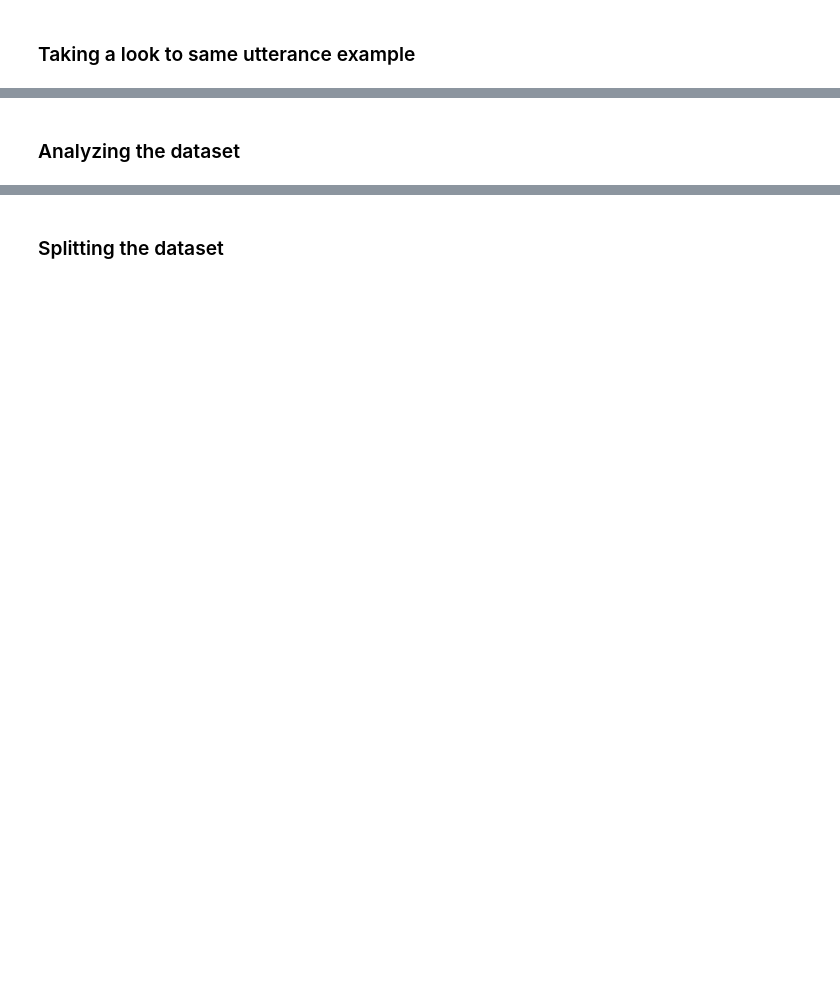
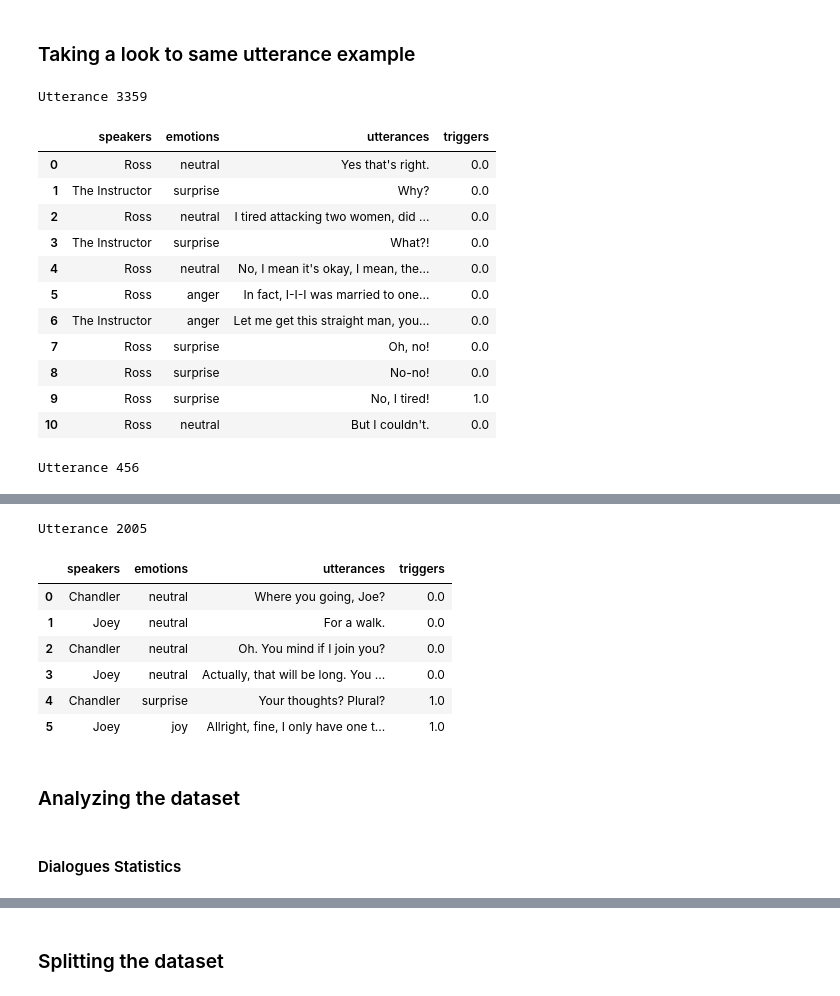
Before and after one commit to GianM0027/NLP-EFR-and-ERD-in-English-Conversations, a Jupyter notebook: main_notebook.ipynb, the cells around one changed output, grey strips where cells are left out. Cells and saved outputs as stored; diff of their text form; code cells hidden in the pictures; blank space fills up the shorter version.

```diff
--- a/main_notebook.ipynb
+++ b/main_notebook.ipynb
@@ -163,8 +193,21 @@ EMOTIONS_TO_IDX
 # %% [markdown]
 ### Taking a look to same utterance example
 # %%
-display_dialogue(dataframe=df.drop(columns='speaker_and_utterances'), utterance_id='utterance_6')
+display_dialogue(dataframe=df.drop(columns='speaker_and_utterances'), utterance_id='utterance_3359')
 display_dialogue(dataframe=df.drop(columns='speaker_and_utterances'), utterance_id='utterance_456')
 display_dialogue(dataframe=df.drop(columns='speaker_and_utterances'), utterance_id='utterance_2005')
-
-### Removing NaN Values
+# %% [output]
+Utterance 3359
+|  | speakers | emotions | utterances | triggers |
+| 0 | Ross | neutral | Yes that's right. | 0.0 |
+| 1 | The Instructor | surprise | Why? | 0.0 |
+| 2 | Ross | neutral | I tired attacking two women, did ... | 0.0 |
+| 3 | The Instructor | surprise | What?! | 0.0 |
+| 4 | Ross | neutral | No, I mean it's okay, I mean, the... | 0.0 |
+| 5 | Ross | anger | In fact, I-I-I was married to one... | 0.0 |
+| 6 | The Instructor | anger | Let me get this straight man, you... | 0.0 |
+| 7 | Ross | surprise | Oh, no! | 0.0 |
+| 8 | Ross | surprise | No-no! | 0.0 |
+| 9 | Ross | surprise | No, I tired! | 1.0 |
+| 10 | Ross | neutral | But I couldn't. | 0.0 |
+Utterance 456
@@ -171,5 +224,15 @@ display_dialogue(dataframe=df.drop(columns='speaker_and_utterances'), utterance_
+Utterance 2005
+|  | speakers | emotions | utterances | triggers |
+| 0 | Chandler | neutral | Where you going, Joe? | 0.0 |
+| 1 | Joey | neutral | For a walk. | 0.0 |
+| 2 | Chandler | neutral | Oh. You mind if I join you? | 0.0 |
+| 3 | Joey | neutral | Actually, that will be long. You ... | 0.0 |
+| 4 | Chandler | surprise | Your thoughts? Plural? | 1.0 |
+| 5 | Joey | joy | Allright, fine, I only have one t... | 1.0 |
 # %% [markdown]
 ### Analyzing the dataset
+# %% [markdown]
+####  Dialogues Statistics
 # %%
 total_n_speakers = list(set(df['speakers'].explode()))
 speakers = {'min_speakers': 'inf', 'max_speakers': '-inf'}
```
Also changed, not shown: parts of 29 cells of this notebook, 2 other files.
